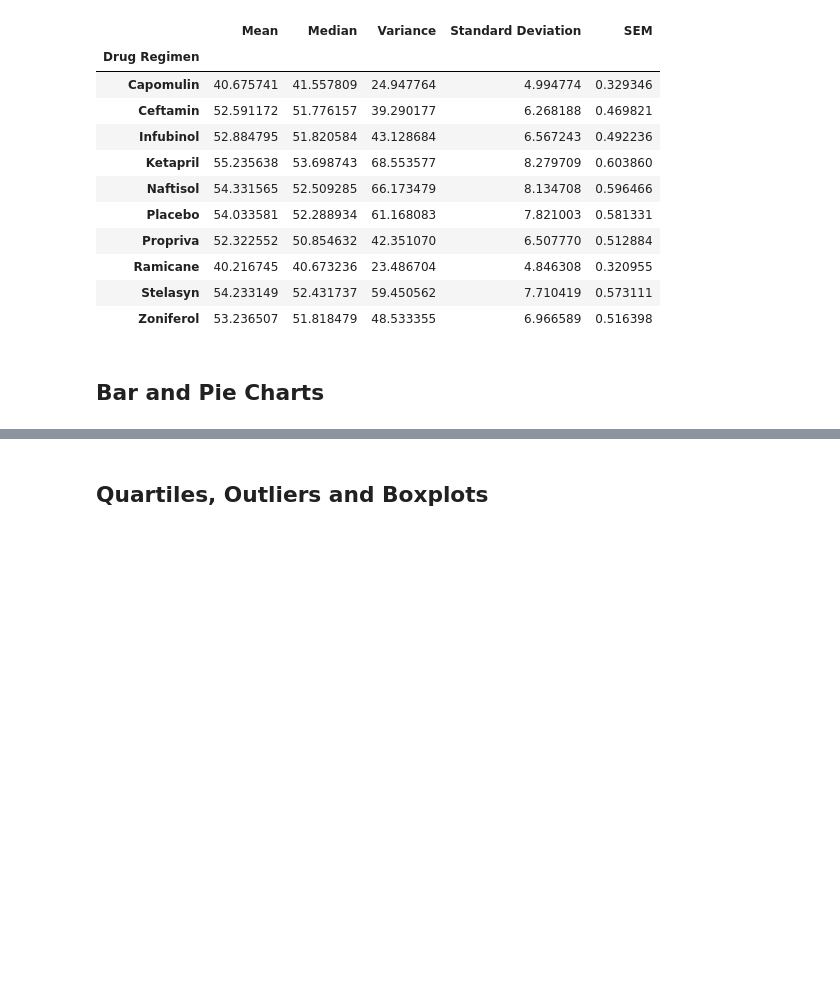
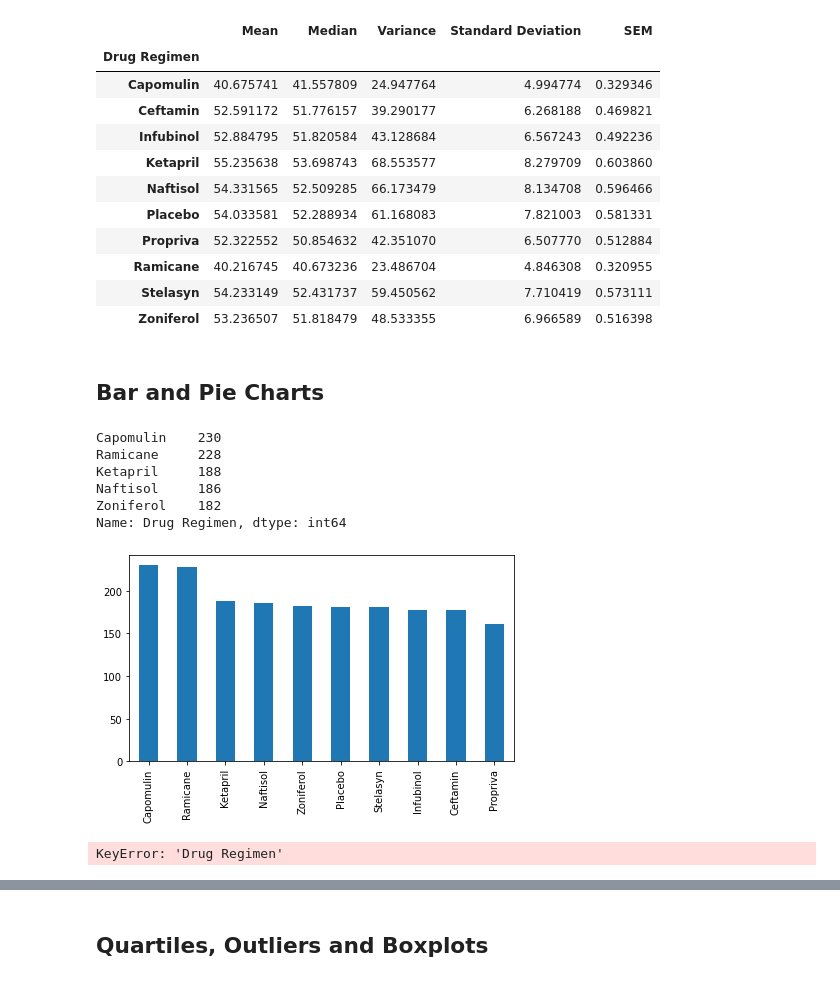
Before and after one commit to sustainedtang/matplotlib-challenge-, a Jupyter notebook: pymaceuticals_starter.ipynb, the cells around one changed output, grey strips where cells are left out. Drawn from its saved outputs; the diff is of its cells as text; code cells hidden in the pictures; blank space fills up the shorter version.

Commit message:
Bar Chart, Pie Chart

```diff
--- a/pymaceuticals_starter.ipynb
+++ b/pymaceuticals_starter.ipynb
@@ -108,7 +130,24 @@ drug_table
 ## Bar and Pie Charts
 # %%
 # Generate a bar plot showing the total number of measurements taken on each drug regimen using pandas.
+drug_count = combined_data["Drug Regimen"].value_counts()
+drug_bars = drug_count.plot(kind="bar")
+plt.tight_layout()
+# %% [output]
+Capomulin    230
+Ramicane     228
+Ketapril     188
+Naftisol     186
+Zoniferol    182
+Name: Drug Regimen, dtype: int64
+[figure, added]
 # %%
 # Generate a bar plot showing the total number of measurements taken on each drug regimen using pyplot.
+x_axis = (list(drug_table["Drug Regimen"]))
+tick_locations = [value for value in x_axis]
+plt.bar(x_axis, drug_count, color="b", align="center")
+plt.xlabel = combined_data["Drug Regimen"]
+# %% [output]
+KeyError: 'Drug Regimen'
 # %%
 # Generate a pie plot showing the distribution of female versus male mice using pandas
```
Also changed, not shown: parts of 5 cells of this notebook.
